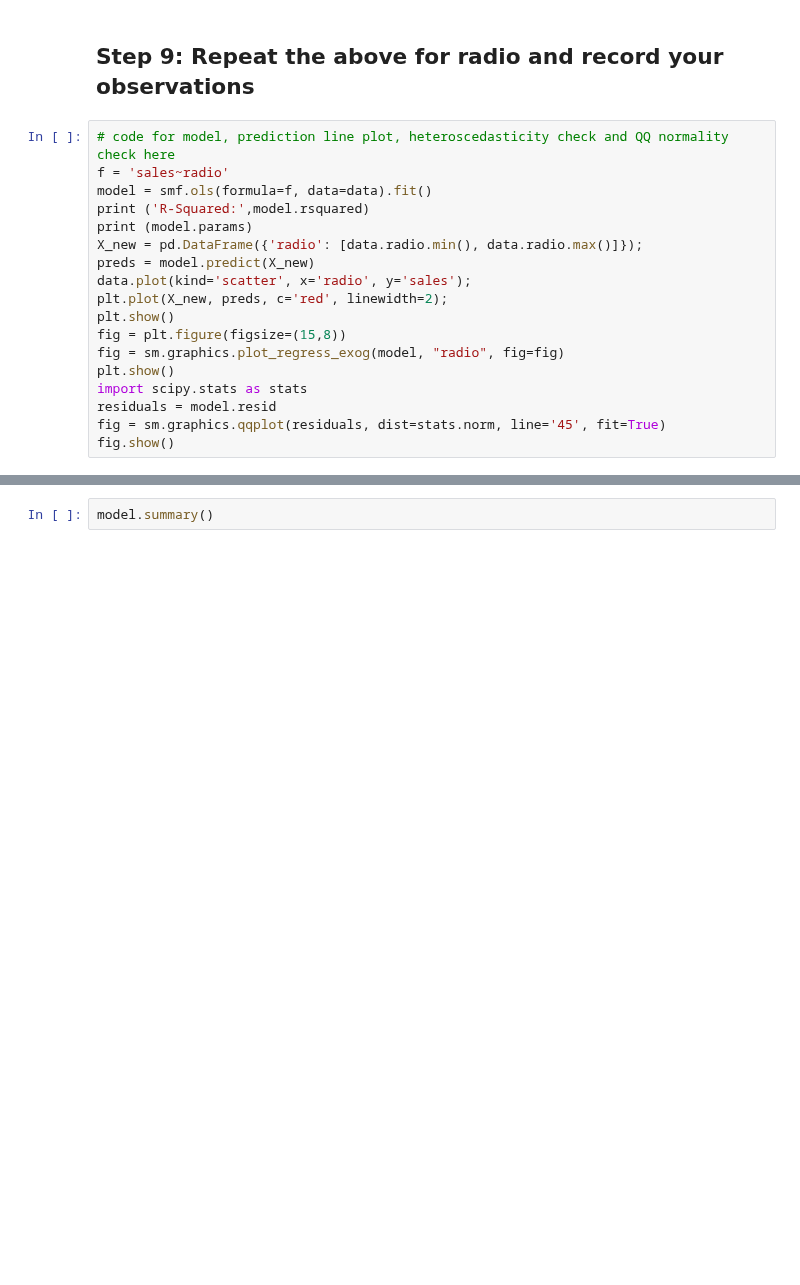
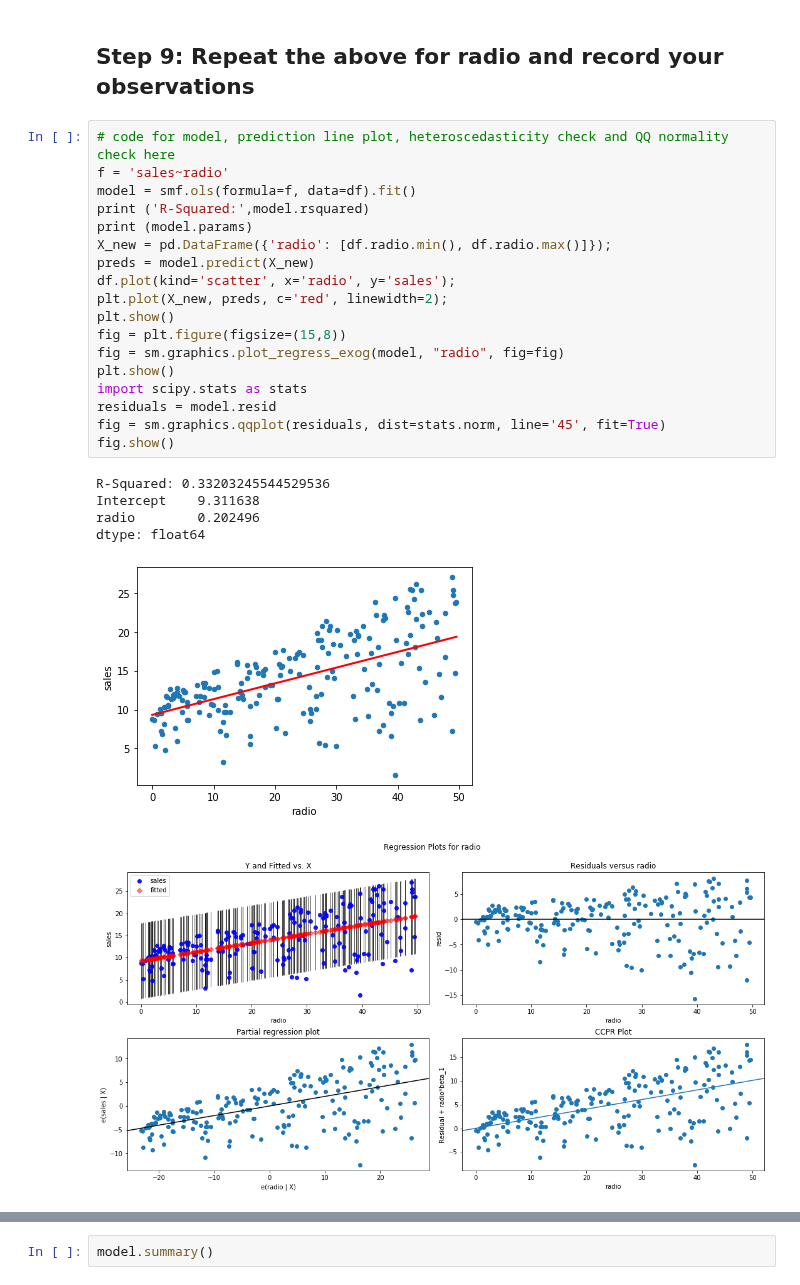
Before and after one commit to kcahlers/dsc-ols-statsmodels-lab-hbs-ds-060120, a Jupyter notebook: index.ipynb, the cells around one changed output, grey strips where cells are left out. Cells and saved outputs as stored; diff of their text form; blank space fills up the shorter version.

```diff
--- a/index.ipynb
+++ b/index.ipynb
@@ -197,18 +197,25 @@ fig.show()
 # %%
 # code for model, prediction line plot, heteroscedasticity check and QQ normality check here
 f = 'sales~radio'
-model = smf.ols(formula=f, data=data).fit()
+model = smf.ols(formula=f, data=df).fit()
 print ('R-Squared:',model.rsquared)
 print (model.params)
-X_new = pd.DataFrame({'radio': [data.radio.min(), data.radio.max()]});
+X_new = pd.DataFrame({'radio': [df.radio.min(), df.radio.max()]});
 preds = model.predict(X_new)
-data.plot(kind='scatter', x='radio', y='sales');
+df.plot(kind='scatter', x='radio', y='sales');
 plt.plot(X_new, preds, c='red', linewidth=2);
 plt.show()
 fig = plt.figure(figsize=(15,8))
 fig = sm.graphics.plot_regress_exog(model, "radio", fig=fig)
 plt.show()
 import scipy.stats as stats
 residuals = model.resid
 fig = sm.graphics.qqplot(residuals, dist=stats.norm, line='45', fit=True)
 fig.show()
+# %% [output]
+R-Squared: 0.33203245544529536
+Intercept    9.311638
+radio        0.202496
+dtype: float64
+[figure, added]
+[figure, added]
```
Also changed, not shown: parts of 1 cell of this notebook.
